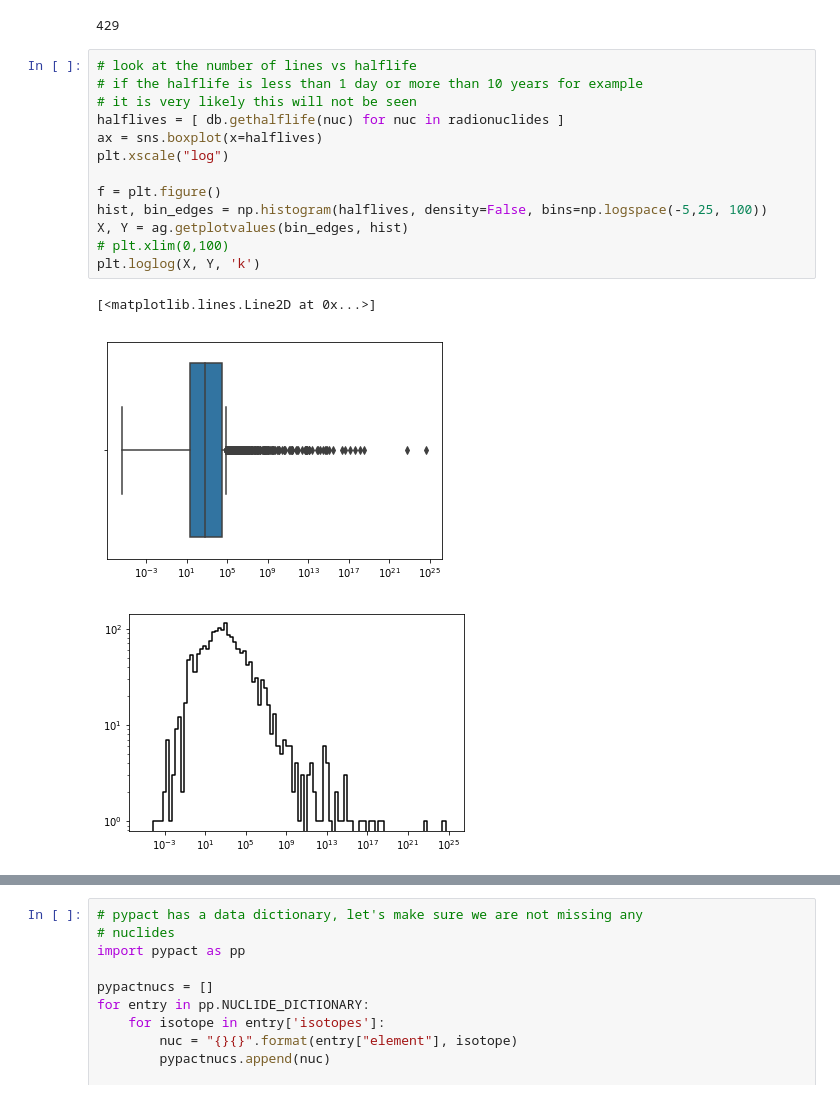
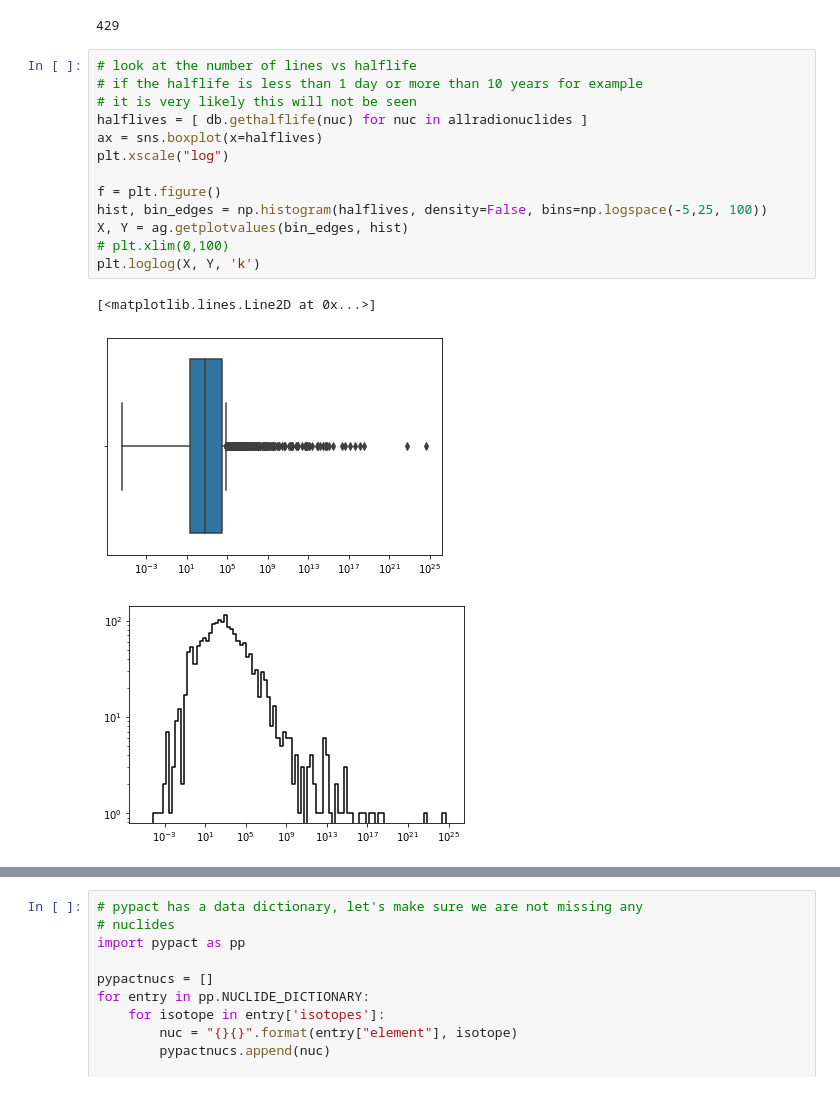
Before and after one commit to fispact/actigamma, a Jupyter notebook: examples/experiments.ipynb, the cells around one changed output, grey strips where cells are left out. Drawn from its saved outputs; the diff is of its cells as text.

```diff
--- a/examples/experiments.ipynb
+++ b/examples/experiments.ipynb
@@ -59,20 +59,20 @@ print(count)
 # %%
 # look at the number of lines vs halflife
 # if the halflife is less than 1 day or more than 10 years for example
 # it is very likely this will not be seen
-halflives = [ db.gethalflife(nuc) for nuc in radionuclides ]
+halflives = [ db.gethalflife(nuc) for nuc in allradionuclides ]
 ax = sns.boxplot(x=halflives)
 plt.xscale("log")
 
 f = plt.figure()
 hist, bin_edges = np.histogram(halflives, density=False, bins=np.logspace(-5,25, 100))
 X, Y = ag.getplotvalues(bin_edges, hist)
 # plt.xlim(0,100)
 plt.loglog(X, Y, 'k')
 # %% [output]
 [<matplotlib.lines.Line2D at 0x...>]
-[figure, old version]
+[figure, new version]
-[figure, old version]
+[figure, new version]
 # %%
 # look at the uncertainties on the line values
 uncerts = []
```
Also changed, not shown: parts of 5 cells of this notebook, 2 other files.
